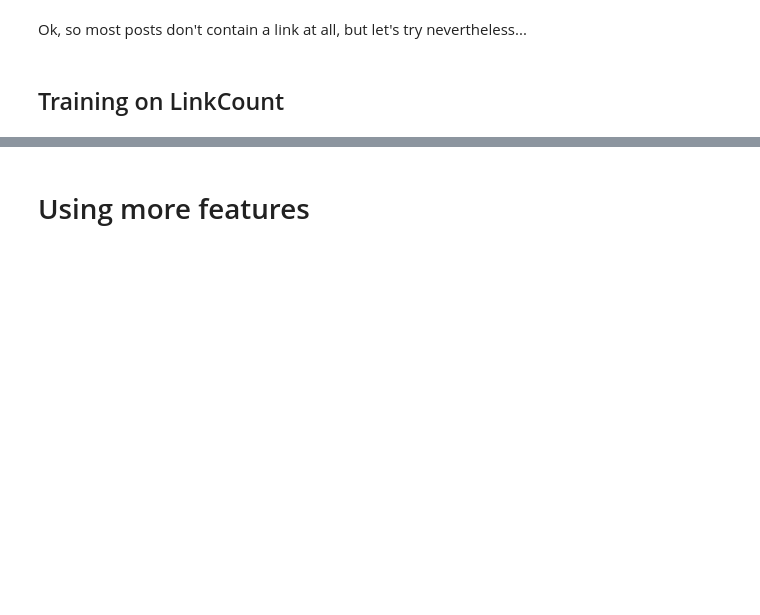
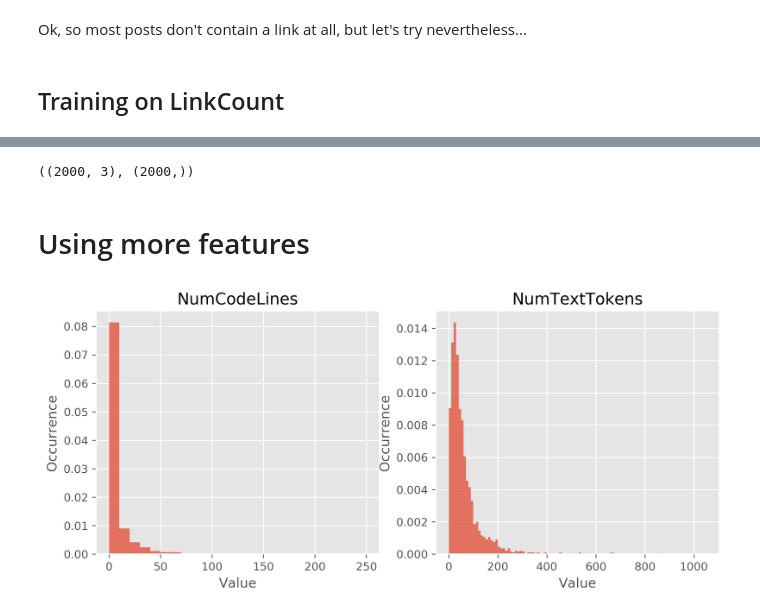
Before and after one commit to luispedro/BuildingMachineLearningSystemsWithPython, a Jupyter notebook: ch04_3rd/chapter_04.ipynb, the cells around one changed output, grey strips where cells are left out. Cells and saved outputs as stored; diff of their text form; code cells hidden in the pictures; blank space fills up the shorter version.

```diff
--- a/ch04_3rd/chapter_04.ipynb
+++ b/ch04_3rd/chapter_04.ipynb
@@ -607,43 +620,47 @@ print("Mean(scores)=%.5f\tStddev(scores)=%.5f"%(np.mean(scores), np.std(scores))
+# %%
+X.shape, Y.shape
+# %% [output]
+((2000, 3), (2000,))
 # %% [markdown]
 # Using more features
 # %%
 def plot_feat_hist(data_name_list, filename=None):
     if len(data_name_list) > 1:
         assert filename is not None
 
     num_rows = int(1 + (len(data_name_list) - 1) / 2)
     num_cols = int(1 if len(data_name_list) == 1 else 2)
-    pylab.figure(figsize=(5 * num_cols, 4 * num_rows), dpi=300)
+    plt.figure(figsize=(5 * num_cols, 4 * num_rows), dpi=300)
 
     for i in range(num_rows):
         for j in range(num_cols):
-            pylab.subplot(num_rows, num_cols, 1 + i * num_cols + j)
+            plt.subplot(num_rows, num_cols, 1 + i * num_cols + j)
             x, name = data_name_list[i * num_cols + j]
-            pylab.title(name)
-            pylab.xlabel('Value')
-            pylab.ylabel('Occurrence')
-            # the histogram of the data
-            max_val = np.max(x)
-            if max_val <= 1.0:
-                bins = 50
-            elif max_val > 50:
-                bins = 50
+            plt.title(name)
+            plt.xlabel('Value')
+            plt.ylabel('Occurrence')
+
+            max_val = max(x.ravel())
+            if max_val>100:
+                bins = range(0, max_val, 10)
             else:
-                bins = max_val
-            n, bins, patches = pylab.hist(
-                x, bins=bins, normed=1, alpha=0.75)
+                bins = range(0, max_val)
 
-            pylab.grid(True)
+            n, bins, patches = plt.hist(x, bins=bins, normed=1, alpha=0.75)
+
+            plt.grid(True)
 
     if not filename:
         filename = "feat_hist_%s.png" % name.replace(" ", "_")
 
-    pylab.savefig(os.path.join(CHART_DIR, filename), bbox_inches="tight")
+    plt.savefig(os.path.join(CHART_DIR, filename))
 
 
 plot_feat_hist([(np.asarray([[meta[aid]['NumCodeLines']] for aid in all_answers]), 'NumCodeLines'),
                 (np.asarray([[meta[aid]['NumTextTokens']] for aid in all_answers]), 'NumTextTokens')],
-              'feat_hist_CodeLinkes_TextTokens.png');
+              'feat_hist_CodeLines_TextTokens.png');
+# %% [output]
+[figure, added]
 # %%
 def get_features(aid, feature_names):
     return tuple(meta[aid][fn] for fn in feature_names)
```
Also changed, not shown: parts of 23 cells of this notebook.
